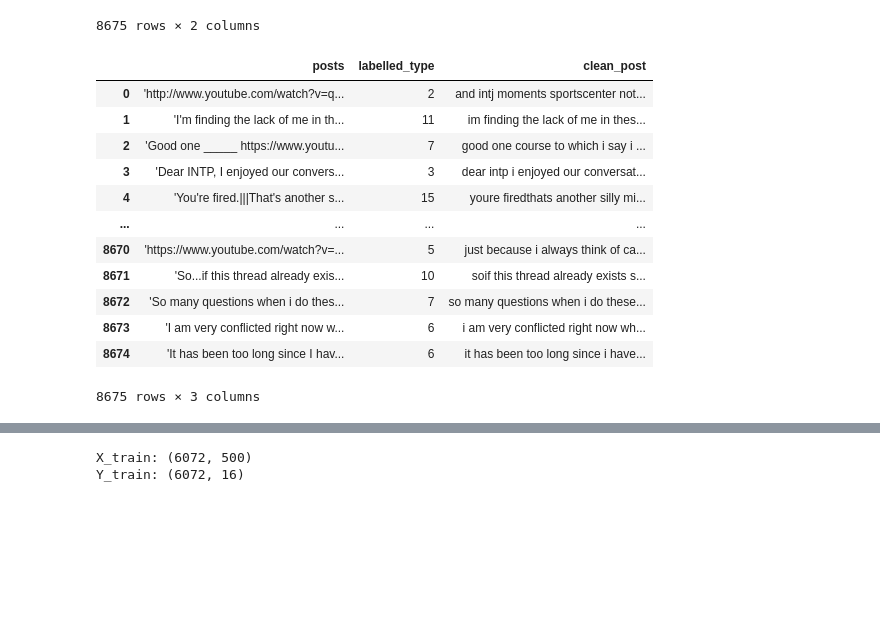
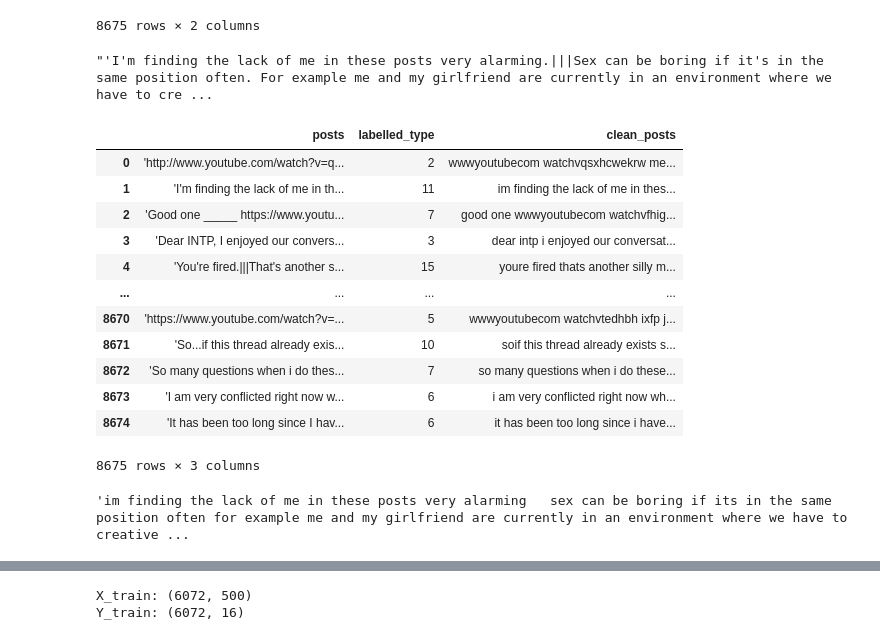
Before and after one commit to TiffanyNgai/Personality-classification, a Jupyter notebook: MBTI.ipynb, the cells around one changed output, grey strips where cells are left out. Drawn from its saved outputs; the diff is of its cells as text; code cells hidden in the pictures; blank space fills up the shorter version.

```diff
--- a/MBTI.ipynb
+++ b/MBTI.ipynb
@@ -85,27 +86,38 @@ labelled_data_df
 | 8673 | 'I am very conflicted right now w... | 6 |
 | 8674 | 'It has been too long since I hav... | 6 |
 8675 rows × 2 columns
+# %%
+labelled_data_df.iloc[1,0]
+# %% [output]
+"'I'm finding the lack of me in these posts very alarming.|||Sex can be boring if it's in the same position often. For example me and my girlfriend are currently in an environment where we have to cre ...
 # %%
-labelled_data_df['clean_post'] = labelled_data_df['posts'].str.lower()
-# Limitation: some posts doesn't have space in between, which could cause data loss
-labelled_data_df['clean_post'] = labelled_data_df['clean_post'].apply(lambda elem: re.sub(r"(@[A-Za-z0-9]+)|([^0-9A-Za-z \t])|(\w+:\/\/\S+)|^rt|http.+?", "", elem))
+labelled_data_df['clean_posts'] = labelled_data_df['posts'].str.lower()
+
+labelled_data_df['clean_posts'] = labelled_data_df['clean_posts'].apply(lambda elem: re.sub(r"[|||]", " ", elem))
+labelled_data_df['clean_posts'] = labelled_data_df['clean_posts'].apply(lambda elem: re.sub(r"[/]", " ", elem))
+
+labelled_data_df['clean_posts'] = labelled_data_df['clean_posts'].apply(lambda elem: re.sub(r"(@[A-Za-z0-9]+)|([^0-9A-Za-z \t])|(\w+:\/\/\S+)|^rt|http.+?", "", elem))
 # Remove numbers
-labelled_data_df['clean_post'] = labelled_data_df['clean_post'].apply(lambda elem: re.sub(r"\d+", "", elem))
+labelled_data_df['clean_posts'] = labelled_data_df['clean_posts'].apply(lambda elem: re.sub(r"\d+", "", elem))
 labelled_data_df
 # %% [output]
-|  | posts | labelled_type | clean_post |
-| 0 | 'http://www.youtube.com/watch?v=q... | 2 | and intj moments sportscenter not... |
+|  | posts | labelled_type | clean_posts |
+| 0 | 'http://www.youtube.com/watch?v=q... | 2 | wwwyoutubecom watchvqsxhcwekrw me... |
 | 1 | 'I'm finding the lack of me in th... | 11 | im finding the lack of me in thes... |
-| 2 | 'Good one _____ https://www.youtu... | 7 | good one course to which i say i ... |
+| 2 | 'Good one _____ https://www.youtu... | 7 | good one wwwyoutubecom watchvfhig... |
 | 3 | 'Dear INTP, I enjoyed our convers... | 3 | dear intp i enjoyed our conversat... |
-| 4 | 'You're fired.|||That's another s... | 15 | youre firedthats another silly mi... |
+| 4 | 'You're fired.|||That's another s... | 15 | youre fired thats another silly m... |
 | ... | ... | ... | ... |
-| 8670 | 'https://www.youtube.com/watch?v=... | 5 | just because i always think of ca... |
+| 8670 | 'https://www.youtube.com/watch?v=... | 5 | wwwyoutubecom watchvtedhbh ixfp j... |
 | 8671 | 'So...if this thread already exis... | 10 | soif this thread already exists s... |
 | 8672 | 'So many questions when i do thes... | 7 | so many questions when i do these... |
 | 8673 | 'I am very conflicted right now w... | 6 | i am very conflicted right now wh... |
 | 8674 | 'It has been too long since I hav... | 6 | it has been too long since i have... |
 8675 rows × 3 columns
+# %%
+labelled_data_df.iloc[1,2]
+# %% [output]
+'im finding the lack of me in these posts very alarming   sex can be boring if its in the same position often for example me and my girlfriend are currently in an environment where we have to creative ...
 # %%
 maxlen = 500
 
```
Also changed, not shown: parts of 12 cells of this notebook.
